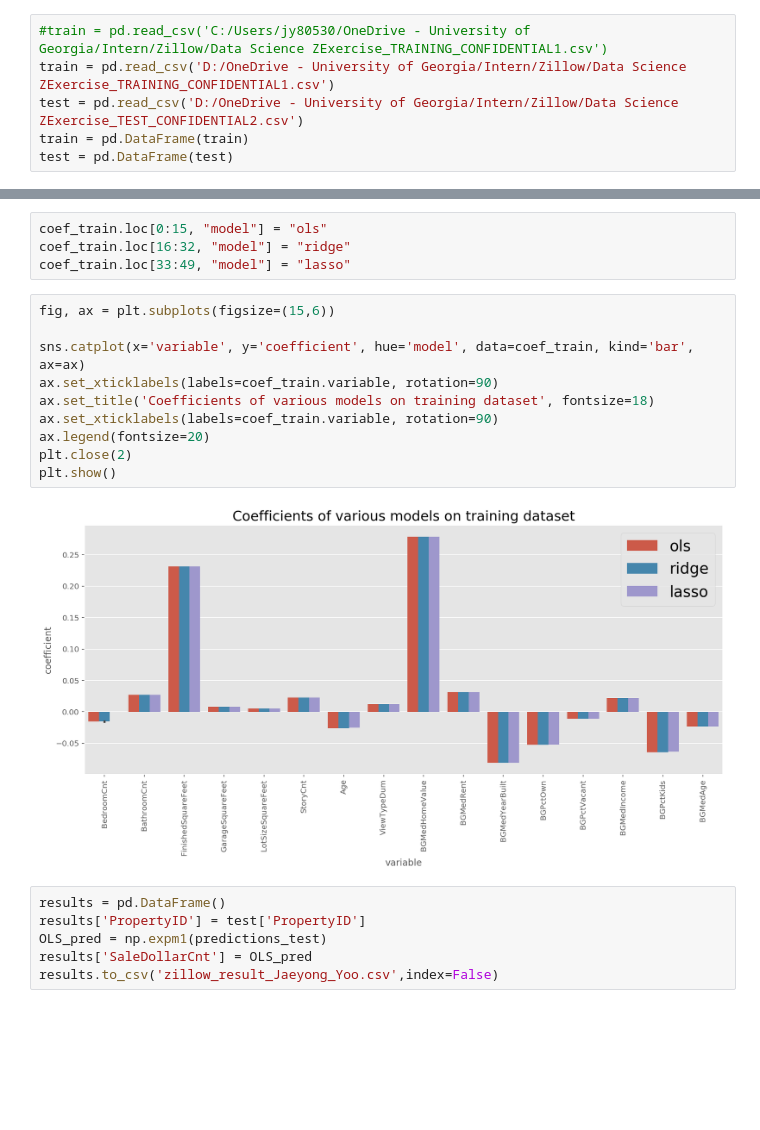
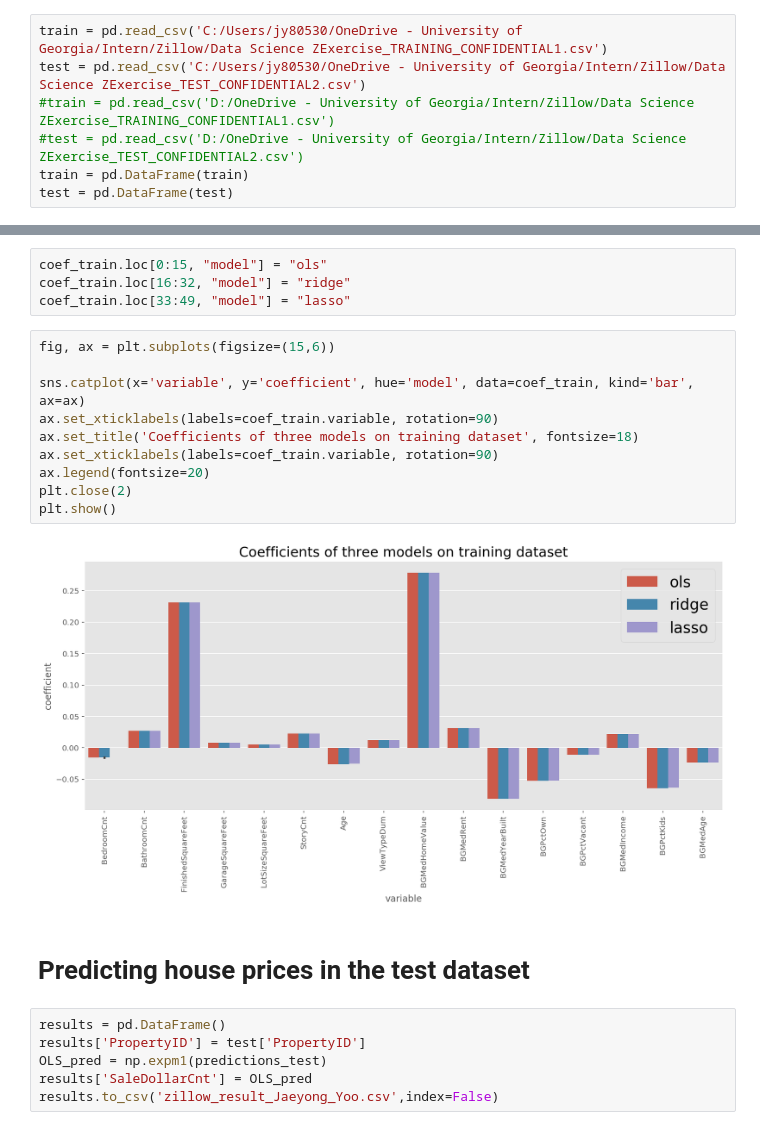
Before and after one commit to jaeyong1123/Zillow, a Jupyter notebook: Zillow_Jaeyong_Yoo.ipynb, the cells around one changed output, grey strips where cells are left out. Cells and saved outputs as stored; diff of their text form; blank space fills up the shorter version.

```diff
--- a/Zillow_Jaeyong_Yoo.ipynb
+++ b/Zillow_Jaeyong_Yoo.ipynb
@@ -25,9 +27,10 @@ from scipy.stats import shapiro
 # %% [markdown]
 ### Data Preparation
 # %%
-#train = pd.read_csv('C:/Users/jy80530/OneDrive - University of Georgia/Intern/Zillow/Data Science ZExercise_TRAINING_CONFIDENTIAL1.csv')
-train = pd.read_csv('D:/OneDrive - University of Georgia/Intern/Zillow/Data Science ZExercise_TRAINING_CONFIDENTIAL1.csv')
-test = pd.read_csv('D:/OneDrive - University of Georgia/Intern/Zillow/Data Science ZExercise_TEST_CONFIDENTIAL2.csv')
+train = pd.read_csv('C:/Users/jy80530/OneDrive - University of Georgia/Intern/Zillow/Data Science ZExercise_TRAINING_CONFIDENTIAL1.csv')
+test = pd.read_csv('C:/Users/jy80530/OneDrive - University of Georgia/Intern/Zillow/Data Science ZExercise_TEST_CONFIDENTIAL2.csv')
+#train = pd.read_csv('D:/OneDrive - University of Georgia/Intern/Zillow/Data Science ZExercise_TRAINING_CONFIDENTIAL1.csv')
+#test = pd.read_csv('D:/OneDrive - University of Georgia/Intern/Zillow/Data Science ZExercise_TEST_CONFIDENTIAL2.csv')
 train = pd.DataFrame(train)
 test = pd.DataFrame(test)
 # %%
@@ -886,15 +960,17 @@ coef_train.loc[33:49, "model"] = "lasso"
 # %%
 fig, ax = plt.subplots(figsize=(15,6))
 
 sns.catplot(x='variable', y='coefficient', hue='model', data=coef_train, kind='bar', ax=ax)
 ax.set_xticklabels(labels=coef_train.variable, rotation=90)
-ax.set_title('Coefficients of various models on training dataset', fontsize=18)
+ax.set_title('Coefficients of three models on training dataset', fontsize=18)
 ax.set_xticklabels(labels=coef_train.variable, rotation=90)
 ax.legend(fontsize=20)
 plt.close(2)
 plt.show()
 # %% [output]
-[figure, old version]
+[figure, new version]
+# %% [markdown]
+# Predicting house prices in the test dataset
 # %%
 results = pd.DataFrame()
 results['PropertyID'] = test['PropertyID']
```
Also changed, not shown: parts of 9 cells of this notebook.
